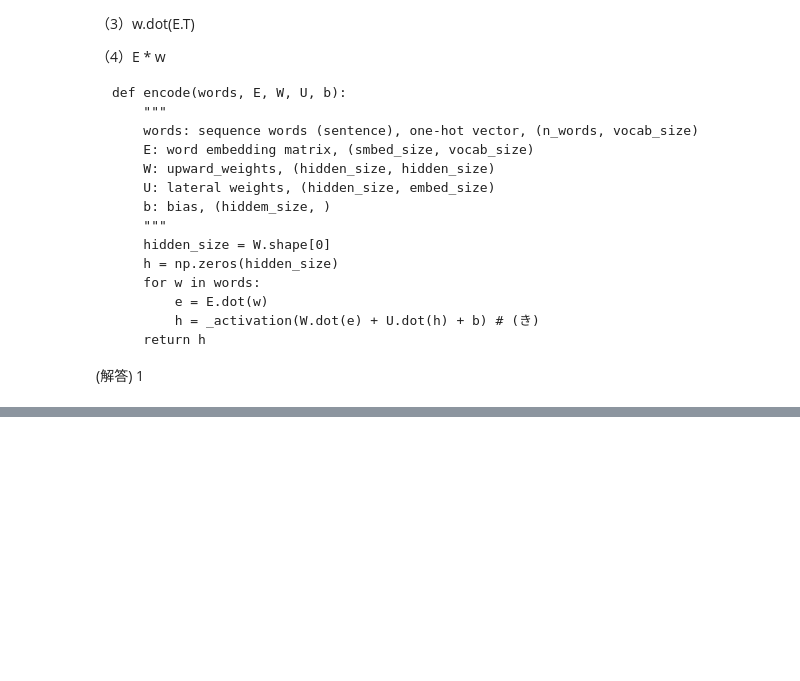
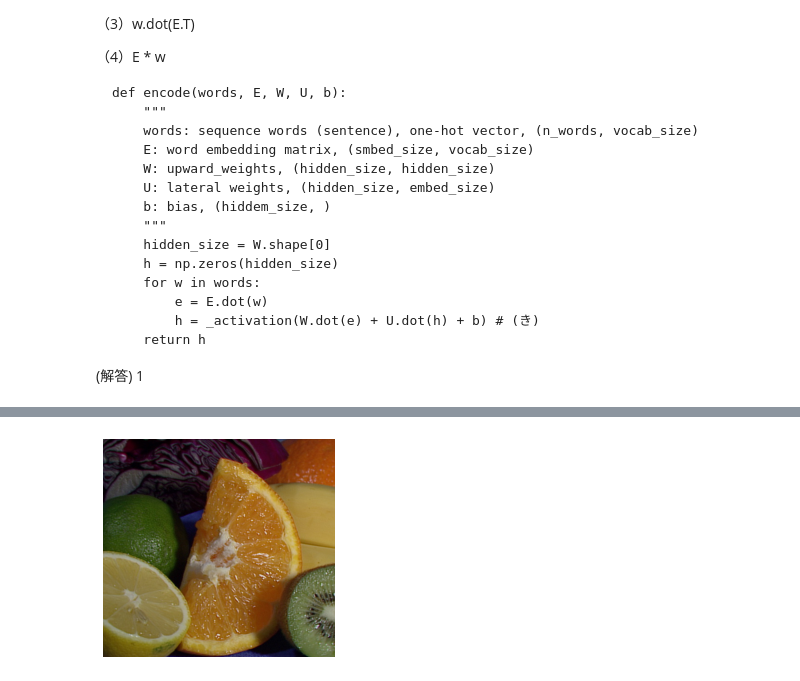
Before and after one commit to Takashi-Tokyo/studyai, a Jupyter notebook: Deep_learning_day3.ipynb, the cells around one changed output, grey strips where cells are left out. Cells and saved outputs as stored; diff of their text form; code cells hidden in the pictures; blank space fills up the shorter version.

```diff
--- a/Deep_learning_day3.ipynb
+++ b/Deep_learning_day3.ipynb
@@ -1963,0 +2047,11 @@ def encode(words, E, W, U, b):
+# %%
+#水平方向（左右）反転処理
+#TensorFlow/Keras APIのtf.image.random_flip_left_rightを用いる
+#反転するか否かはランダム調整
+
+image = image_origin
+image = tf.image.random_flip_left_right(image, seed=123)
+
+show_images([image.numpy()])
+# %% [output]
+[figure, added]
```
Also changed, not shown: parts of 47 cells of this notebook.
